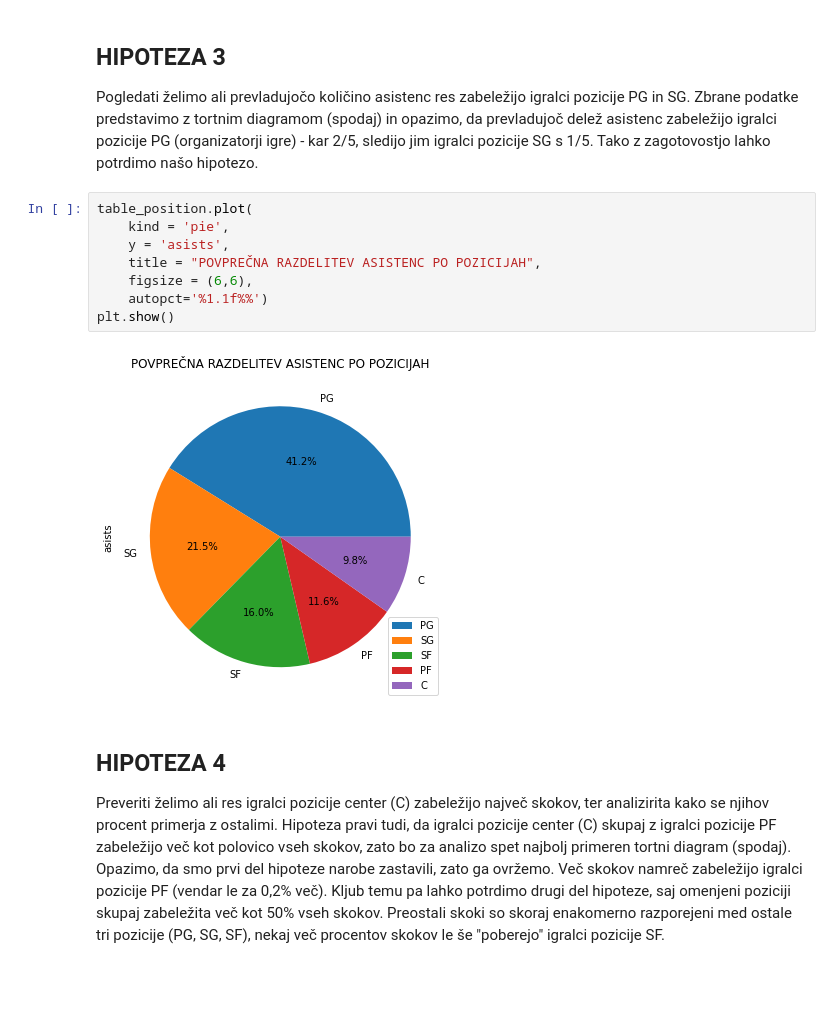
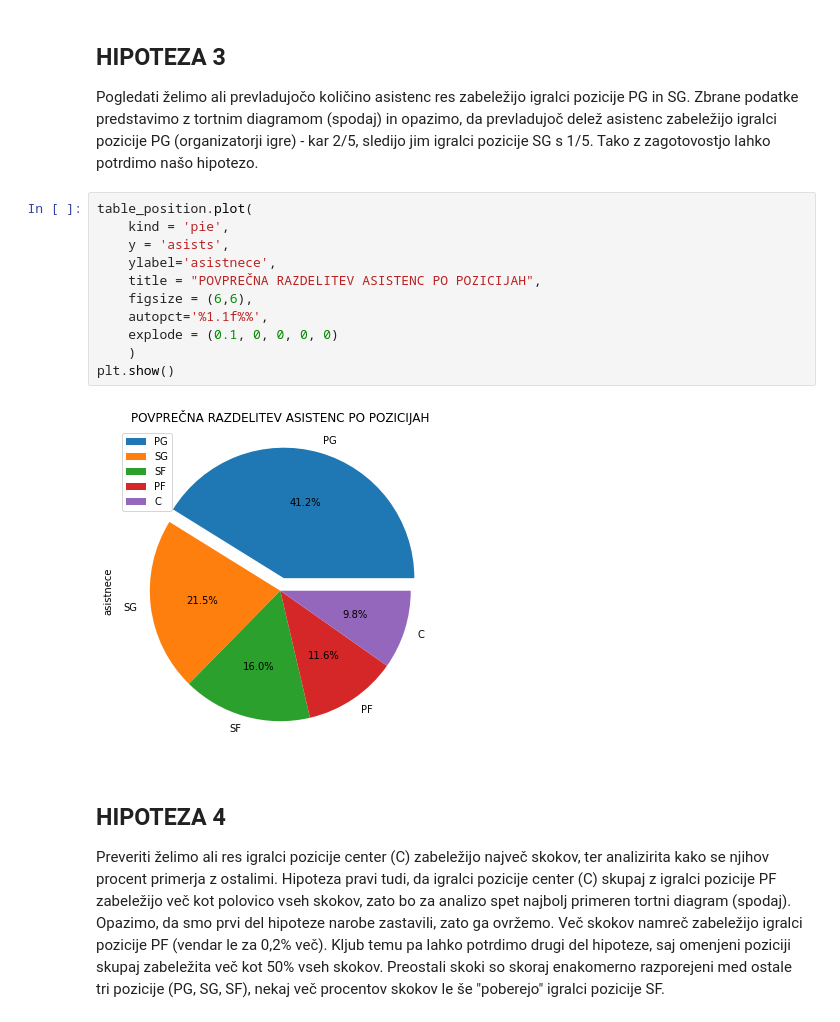
Before and after one commit to matej23/obdelava-podatkov, a Jupyter notebook: analiza.ipynb, the cells around one changed output. Cells and saved outputs as stored; diff of their text form; blank space fills up the shorter version.

```diff
--- a/analiza.ipynb
+++ b/analiza.ipynb
@@ -245,13 +256,16 @@ Pogledati želimo ali prevladujočo količino asistenc res zabeležijo igralci p
 # %%
 table_position.plot(
     kind = 'pie',
     y = 'asists',
+    ylabel='asistnece',
     title = "POVPREČNA RAZDELITEV ASISTENC PO POZICIJAH",
     figsize = (6,6),
-    autopct='%1.1f%%')
+    autopct='%1.1f%%',
+    explode = (0.1, 0, 0, 0, 0)
+    )
 plt.show()
 # %% [output]
-[figure, old version]
+[figure, new version]
 # %% [markdown]
 ## HIPOTEZA 4
 Preveriti želimo ali res igralci pozicije center (C) zabeležijo največ skokov, ter analizirita kako se njihov procent primerja z ostalimi. Hipoteza pravi tudi, da igralci pozicije center (C) skupaj z igralci pozicije PF zabeležijo več kot polovico vseh skokov, zato bo za analizo spet najbolj primeren tortni diagram (spodaj).<br>
```
Also changed, not shown: parts of 6 cells of this notebook.
